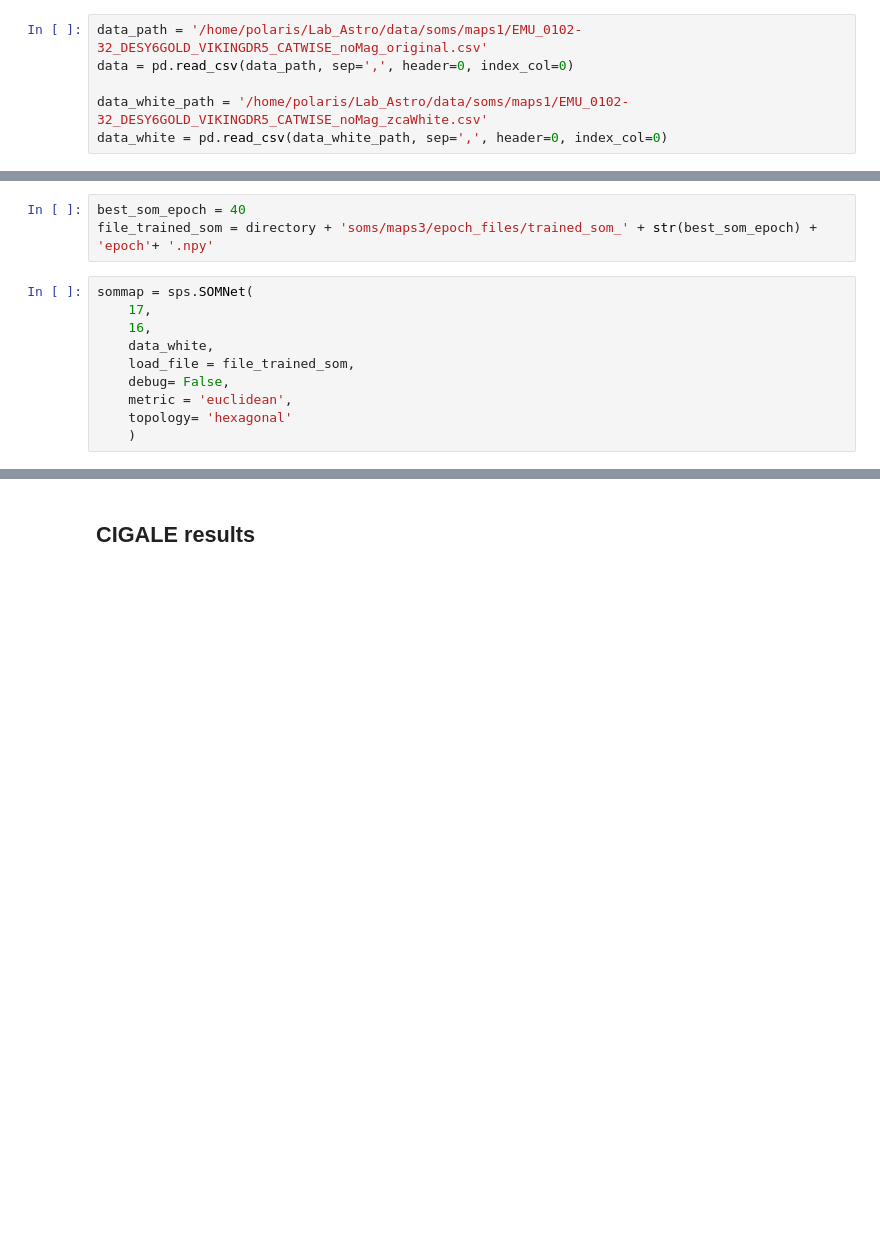
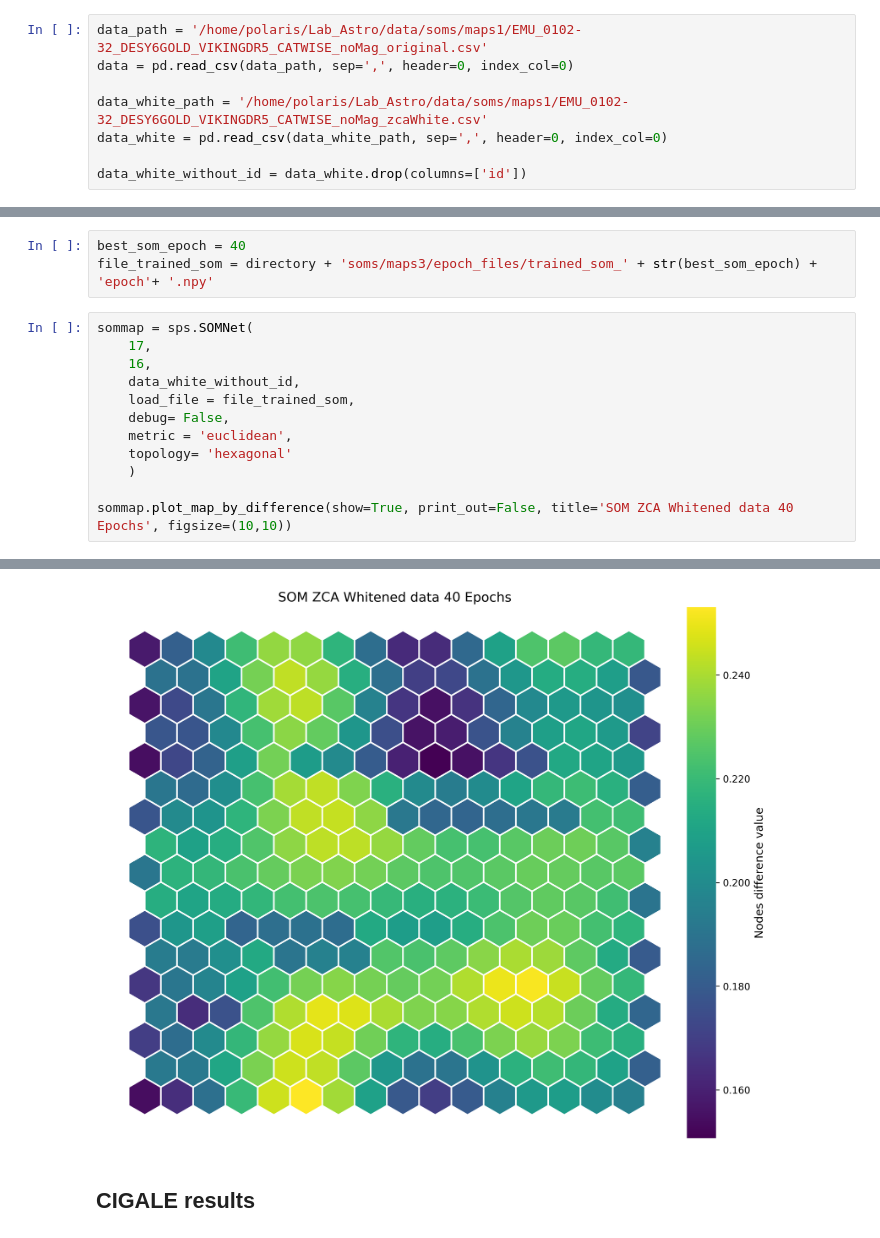
Before and after one commit to theWebTardigrade/fundamental-properties-of-EMU-radio-sources, a Jupyter notebook: code/8_Plot_Parameters_SOMs.ipynb, the cells around one changed output, grey strips where cells are left out. Cells and saved outputs as stored; diff of their text form; blank space fills up the shorter version.

```diff
--- a/code/8_Plot_Parameters_SOMs.ipynb
+++ b/code/8_Plot_Parameters_SOMs.ipynb
@@ -40,6 +40,8 @@ data = pd.read_csv(data_path, sep=',', header=0, index_col=0)
 
 data_white_path = '/home/polaris/Lab_Astro/data/soms/maps1/EMU_0102-32_DESY6GOLD_VIKINGDR5_CATWISE_noMag_zcaWhite.csv'
 data_white = pd.read_csv(data_white_path, sep=',', header=0, index_col=0)
+
+data_white_without_id = data_white.drop(columns=['id'])
 # %% [markdown]
 Import the trained SOM
 # %%
@@ -49,9 +51,12 @@ file_trained_som = directory + 'soms/maps3/epoch_files/trained_som_' + str(best_
 sommap = sps.SOMNet(
     17,
     16,
-    data_white,
+    data_white_without_id,
     load_file = file_trained_som,
     debug= False,
     metric = 'euclidean',
     topology= 'hexagonal'
     )
+
+sommap.plot_map_by_difference(show=True, print_out=False, title='SOM ZCA Whitened data 40 Epochs', figsize=(10,10))
+# %% [output]
@@ -58,3 +67,4 @@ sommap = sps.SOMNet(
+[figure, added]
 # %% [markdown]
 ## CIGALE results
 # %% [markdown]
```
Also changed, not shown: parts of 4 cells of this notebook, 3 other files.
